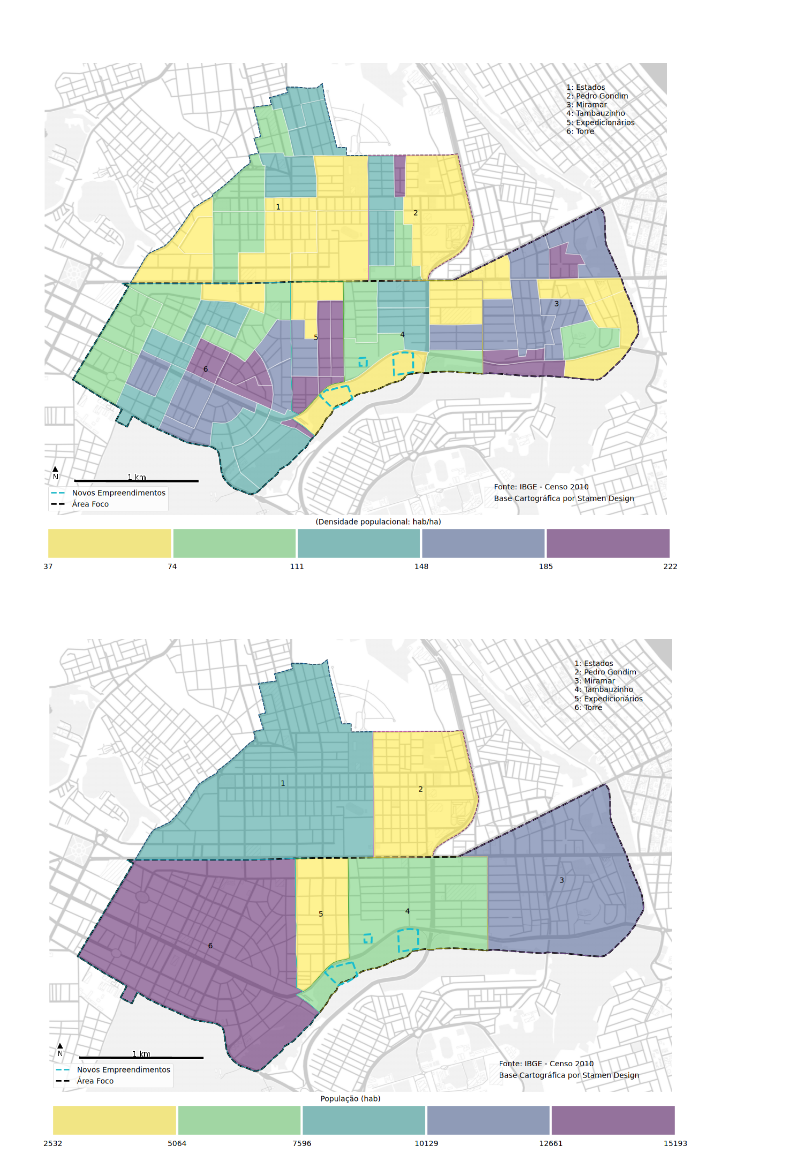
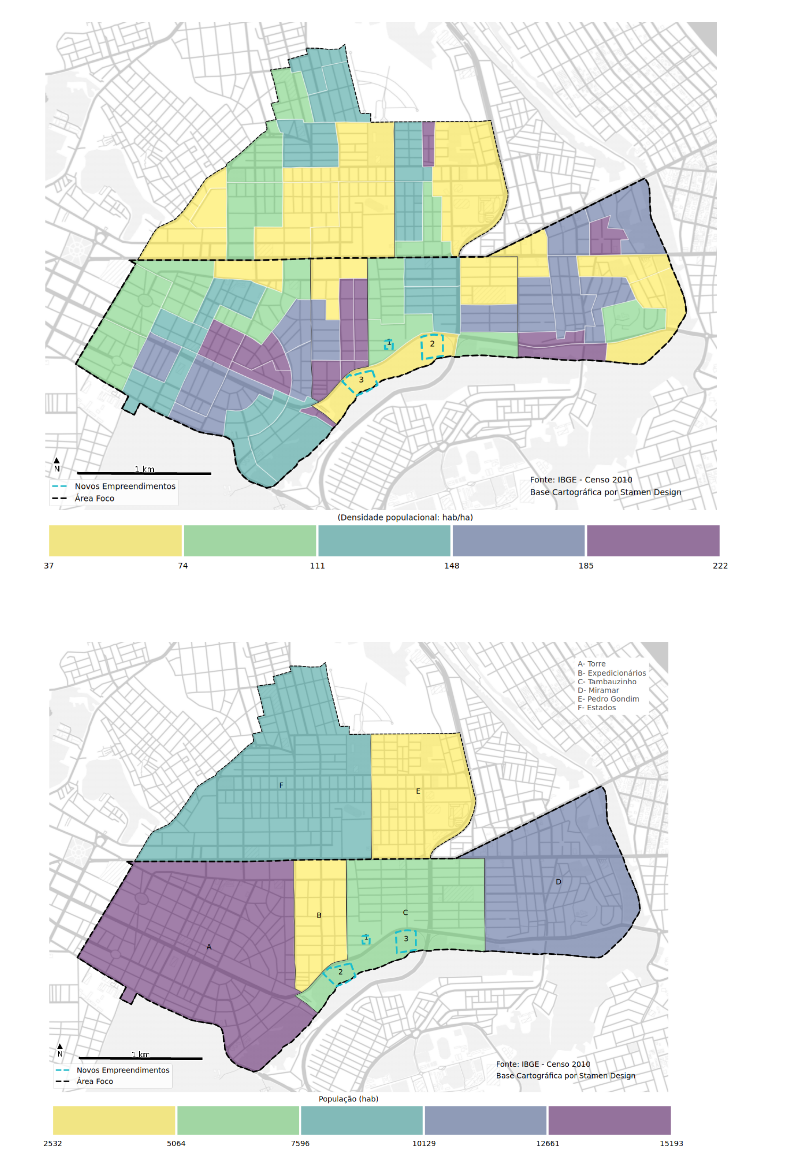
Before and after one commit to fc-anjos/cartografia-joao-pessoa, a Jupyter notebook: POPULACAO.ipynb, the cells around one changed output. Cells and saved outputs as stored; diff of their text form; code cells hidden in the pictures.

Commit message:
Add labels to lotes

```diff
--- a/POPULACAO.ipynb
+++ b/POPULACAO.ipynb
@@ -42,9 +43,14 @@ bairros_recorte_maior_list = ['Torre', 'Tambauzinho', 'Expedicionários', 'Miram
 bairros_recorte_menor_list = ['Torre', 'Tambauzinho', 'Expedicionários', 'Miramar']
 
 bairros_recorte_maior = populacao_bairros.loc[populacao_bairros['NM_BAIRRO'].isin(bairros_recorte_maior_list)]
-bairros_recorte_maior = bairros_recorte_maior.reindex([21, 46, 40, 53, 22, 56])
+bairros_recorte_maior = bairros_recorte_maior.reindex([56, 22, 53, 40, 46, 21])
 bairros_recorte_maior['coords'] = bairros_recorte_maior['geometry'].apply(lambda x: x.centroid.coords[:])
 bairros_recorte_maior['coords'] = [coords[0] for coords in bairros_recorte_maior['coords']]
 bairros_recorte_maior['geometry'] = bairros_recorte_maior['geometry'].buffer(0.001)
 bairros_recorte_menor = bairros_recorte_maior.loc[bairros_recorte_maior['NM_BAIRRO'].isin(bairros_recorte_menor_list)]
+# %%
+lotes_empreendimentos = lotes_empreendimentos.reindex([1, 0, 2])
+lotes_empreendimentos['Name'] = lotes_empreendimentos.index+1
+lotes_empreendimentos['coords'] = lotes_empreendimentos['geometry'].apply(lambda x: x.centroid.coords[:])
+lotes_empreendimentos['coords'] = [coords[0] for coords in lotes_empreendimentos['coords']]
 # %%
@@ -72,6 +88,8 @@ def plot_categorical(df,
                      borders,
                      lotes_empreendimentos,
                      bairros_recorte,
+                     x,
+                     y,
                      output,
                      annotation_pos_1,
                      annotation_pos_2,
@@ -83,7 +101,8 @@ def plot_categorical(df,
                      factor_right=1,
                      factor_bottom=1,
                      factor_left=1,
-                     legend_y = 0.07):
+                     legend_y = 0.07,
+                     annotate_bairros = True):
 
     mpl.rcParams.update(mpl.rcParamsDefault)
     plt.rcParams["figure.figsize"] = (15,15)
@@ -146,8 +165,8 @@ def plot_categorical(df,
     scale = scale_bar(ax, ccrs.epsg(3857), scale_extension)
 
 
-    plt.annotate('Fonte: IBGE - Censo 2010', (0,0), (600, 95), xycoords='axes fraction', textcoords='offset points', va='center')
-    plt.annotate('Base Cartográfica por Stamen Design', (0,0), (600, 80), xycoords='axes fraction', textcoords='offset points', va='center')
+    plt.annotate('Fonte: IBGE - Censo 2010', (0,0), annotation_pos_1, xycoords='axes fraction', textcoords='offset points', va='center')
+    plt.annotate('Base Cartográfica por Stamen Design', (0,0), annotation_pos_2, xycoords='axes fraction', textcoords='offset points', va='center')
 
     #cax = divider.append_axes("bottom", size="5%", pad=0.05)
     #plt.tight_layout(pad=0)
@@ -168,9 +187,10 @@ def plot_categorical(df,
                          facecolor='none',
                          edgecolor='black',
                          linewidth=0.6,
-                         column='NM_BAIRRO')
+                        alpha=0.6)
 
-    anotate_bairros(ax, plt, bairros_recorte)
+    if annotate_bairros:
+        anotate_bairros(ax, plt, bairros_recorte, x, y)
 
 
     pos1 = cax.get_position() # get the original position
@@ -187,6 +207,8 @@ def plot_categorical(df,
                                                       linewidth=(2.5),
                                                       linestyle='--',
                                                       zorder=5)
+
+    anotate_lotes(ax, plt, lotes_empreendimentos)
     #operator_t.MULTIPLY.patch_artist(plot)
     #operator_t.SOURCE.patch_artist(empreendimentos_plot)
 
@@ -202,32 +224,39 @@ def plot_categorical(df,
 # %%
 borders = [recorte_maior, recorte_menor]
 plot_categorical(populacao_setores,
                  'densidade',
                  5,
                  0.5,
                  [recorte_maior, recorte_menor],
                  lotes_empreendimentos,
+                 bairros_recorte_maior,
+                 .83,
+                 .79,
                  'densidade_populacional_recorte',
                  (600, 95),
                  (600, 80),
                  (360, 48),
                  16,
                  '(Densidade populacional: hab/ha)',
                  legend_y = 0.07,
                  scale_extension=1,
                  factor_left=1,
                  factor_right=1,
                  factor_bottom=1,
-                 factor_top=1)
+                 factor_top=1,
+                 annotate_bairros=False)
 # %% [output]
-[figure, old version]
+[figure, new version]
 # %%
-plot_categorical(bairros_recorte,
+plot_categorical(bairros_recorte_maior,
                  'MORADORES',
                  5,
                  0.5,
                  [recorte_maior, recorte_menor],
                  lotes_empreendimentos,
+                 bairros_recorte_maior,
+                 .83,
+                 .79,
                  'populacao_recorte',
                  (600, 95),
                  (600, 80),
@@ -241,7 +270,7 @@ plot_categorical(bairros_recorte,
                  factor_bottom=1,
                  factor_top=1)
 # %% [output]
-[figure, old version]
+[figure, new version]
 # %%
 plot_categorical(populacao_bairros,
                  'densidade',
```
Also changed, not shown: parts of 6 cells of this notebook.
